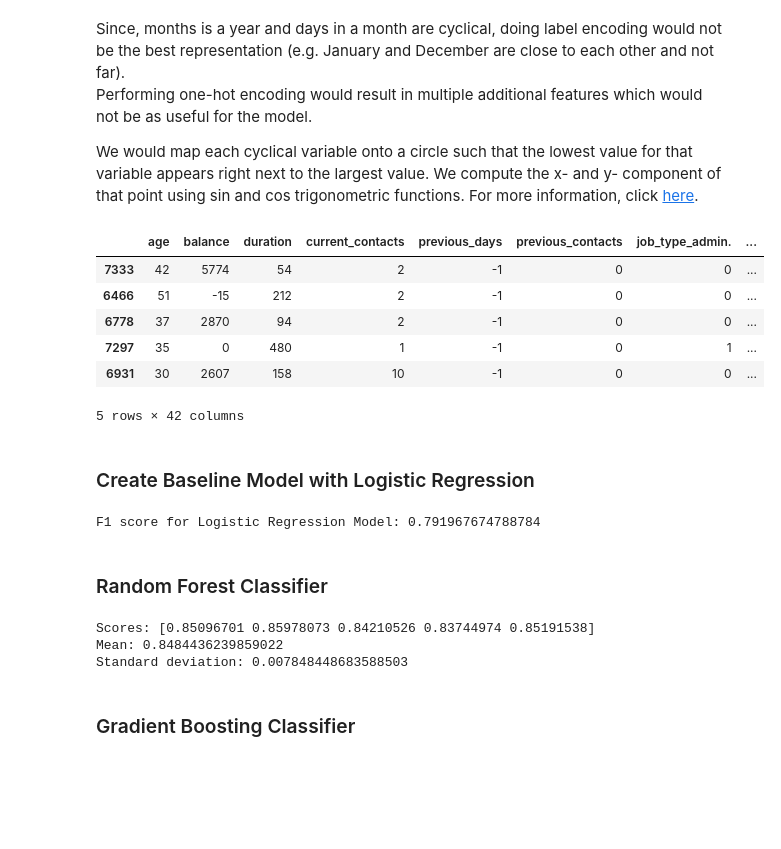
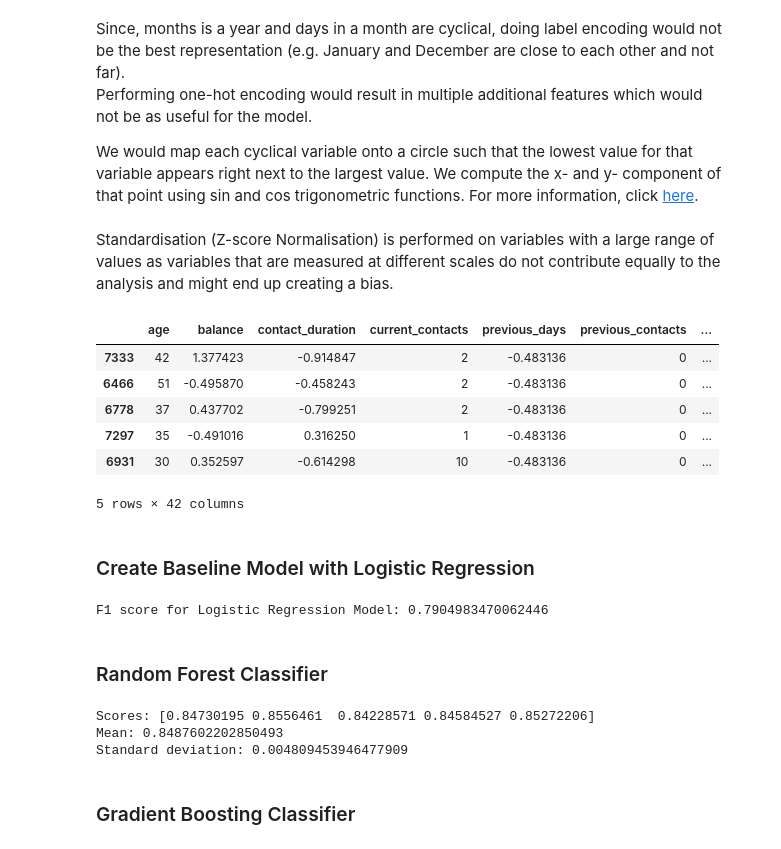
Before and after one commit to Solihin-k/bank_marketing, a Jupyter notebook: Bank_Marketing_Strategy.ipynb, the cells around one changed output. Drawn from its saved outputs; the diff is of its cells as text; code cells hidden in the pictures; blank space fills up the shorter version.

Commit message:
added analysis

```diff
--- a/Bank_Marketing_Strategy.ipynb
+++ b/Bank_Marketing_Strategy.ipynb
@@ -96,7 +100,8 @@ full_dataset = full_dataset.rename( columns = { 'contact' : 'contact_mode',
                                               'poutcome' : 'previous_outcome',
                                               'job' : 'job_type',
                                               'day' : 'day_of_month',
-                                              'month' : 'month_of_year'})
+                                              'month' : 'month_of_year',
+                                              'duration' : 'contact_duration'})
 # %%
 # change values of deposit to 0 (did not subscribe) and 1 (subscribed)
 
@@ -345,0 +479,19 @@ plot_bar(train_set, 'month_of_year', 'deposit')
+# %%
+# which months got more than 50% subscriptions?
+
+months = ['jan', 'feb', 'mar', 'apr', 'may', 'jun', 'jul', 'aug', 'sep', 'oct', 'nov', 'dec']
+
+above = []
+below = []
+index = 0
+
+for i in month['Subscription rate']:
+    if i > np.mean(month['Subscription rate']):
+        above.append(month['month_of_year'][index])
+        index += 1
+    else:
+        below.append(month['month_of_year'][index])
+        index += 1
+
+print('Months above average: {}'.format(above))
+print('Months below average: {}'.format(below))
@@ -448,3 +603,5 @@ Since, months is a year and days in a month are cyclical, doing label encoding w
 Performing one-hot encoding would result in multiple additional features which would not be as useful for the model.
 
 We would map each cyclical variable onto a circle such that the lowest value for that variable appears right next to the largest value. We compute the x- and y- component of that point using sin and cos trigonometric functions. For more information, click [here](http://blog.davidkaleko.com/feature-engineering-cyclical-features.html).
+# %% [markdown]
+Standardisation (Z-score Normalisation) is performed on variables with a large range of values as variables that are measured at different scales do not contribute equally to the analysis and might end up creating a bias.
@@ -459,6 +618,9 @@ month_dict = {
 # %%
 # categorical variables
 cat_var = ['job_type', 'default', 'loan', 'housing', 'marital', 'contact_mode', 'education', 'previous_outcome']
+
+# variables to normalize
+norm_var = ['balance', 'contact_duration', 'previous_days']
 # %%
 def transform(df):
     """
@@ -470,10 +632,13 @@ def transform(df):
     Output: transformed dataframe
 
     """
+
+    # convert categorical variables
     df = pd.get_dummies(df, columns = cat_var)
 
     df = df.replace({'month_of_year' : month_dict})
 
+    # convert cyclical features
     df['day_sin'] = np.sin(df.day_of_month*(2.*np.pi/24))
     df['day_cos'] = np.cos(df.day_of_month*(2.*np.pi/24))
     df['month_sin'] = np.sin((df.month_of_year-1)*(2.*np.pi/12))
@@ -481,18 +646,24 @@ def transform(df):
 
     df.drop(columns = ['day_of_month', 'month_of_year'], inplace = True)
 
+    # normalize variables
+    scaled_norm_var = df[norm_var]
+    scaler = StandardScaler().fit(scaled_norm_var.values)
+    scaled_norm_var = scaler.transform(scaled_norm_var.values)
+    df[norm_var] = scaled_norm_var
+
     return df
 # %%
-train_set_prep = transform(features_train)
+features_train_prep = transform(features_train)
 
-train_set_prep.head()
+features_train_prep.head()
 # %% [output]
-|  | age | balance | duration | current_contacts | previous_days | previous_contacts | job_type_admin. | ... |
-| 7333 | 42 | 5774 | 54 | 2 | -1 | 0 | 0 | ... |
-| 6466 | 51 | -15 | 212 | 2 | -1 | 0 | 0 | ... |
-| 6778 | 37 | 2870 | 94 | 2 | -1 | 0 | 0 | ... |
-| 7297 | 35 | 0 | 480 | 1 | -1 | 0 | 1 | ... |
-| 6931 | 30 | 2607 | 158 | 10 | -1 | 0 | 0 | ... |
+|  | age | balance | contact_duration | current_contacts | previous_days | previous_contacts | ... |
+| 7333 | 42 | 1.377423 | -0.914847 | 2 | -0.483136 | 0 | ... |
+| 6466 | 51 | -0.495870 | -0.458243 | 2 | -0.483136 | 0 | ... |
+| 6778 | 37 | 0.437702 | -0.799251 | 2 | -0.483136 | 0 | ... |
+| 7297 | 35 | -0.491016 | 0.316250 | 1 | -0.483136 | 0 | ... |
+| 6931 | 30 | 0.352597 | -0.614298 | 10 | -0.483136 | 0 | ... |
 5 rows × 42 columns
 # %% [markdown]
 ### Create Baseline Model with Logistic Regression
@@ -503,14 +674,14 @@ from sklearn.metrics import f1_score
 
 log_reg = LogisticRegression(solver = 'liblinear')
 
-log_reg = log_reg.fit(train_set_prep, target_train)
-predictions = log_reg.predict(train_set_prep)
+log_reg = log_reg.fit(features_train_prep, target_train)
+predictions = log_reg.predict(features_train_prep)
 
 result = f1_score(target_train, predictions)
 
 print('F1 score for Logistic Regression Model: {}'.format(result))
 # %% [output]
-F1 score for Logistic Regression Model: 0.791967674788784
+F1 score for Logistic Regression Model: 0.7904983470062446
 # %% [markdown]
 ### Random Forest Classifier
 # %%
@@ -527,15 +698,15 @@ from sklearn.model_selection import cross_val_score
 
 rf = RandomForestClassifier()
 
-rf = rf.fit(train_set_prep, target_train)
+rf = rf.fit(features_train_prep, target_train)
 
-rf_result = cross_val_score(rf, train_set_prep, target_train, cv = 5, scoring = 'f1')
+rf_result = cross_val_score(rf, features_train_prep, target_train, cv = 5, scoring = 'f1')
 rf_scores = (rf_result)
 display_scores(rf_scores)
 # %% [output]
-Scores: [0.85096701 0.85978073 0.84210526 0.83744974 0.85191538]
-Mean: 0.8484436239859022
-Standard deviation: 0.007848448683588503
+Scores: [0.84730195 0.8556461  0.84228571 0.84584527 0.85272206]
+Mean: 0.8487602202850493
+Standard deviation: 0.004809453946477909
 # %% [markdown]
 ### Gradient Boosting Classifier
 # %%
```
Also changed, not shown: parts of 43 cells of this notebook.
